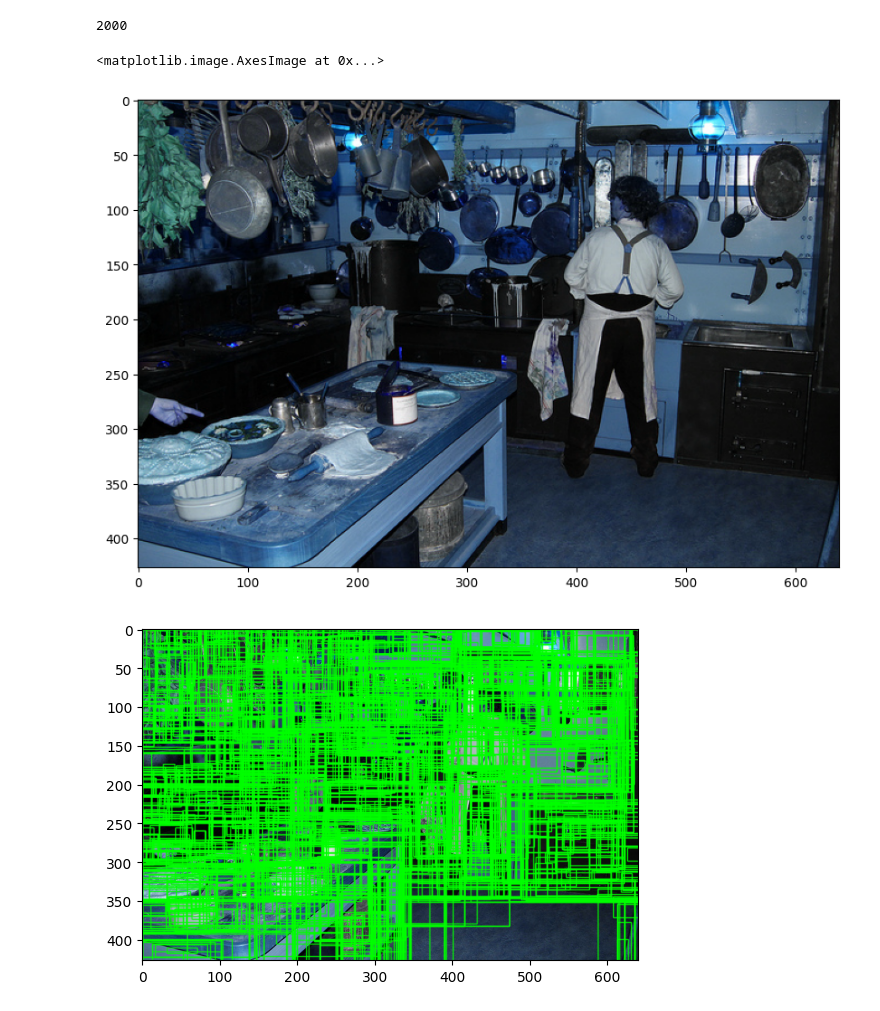
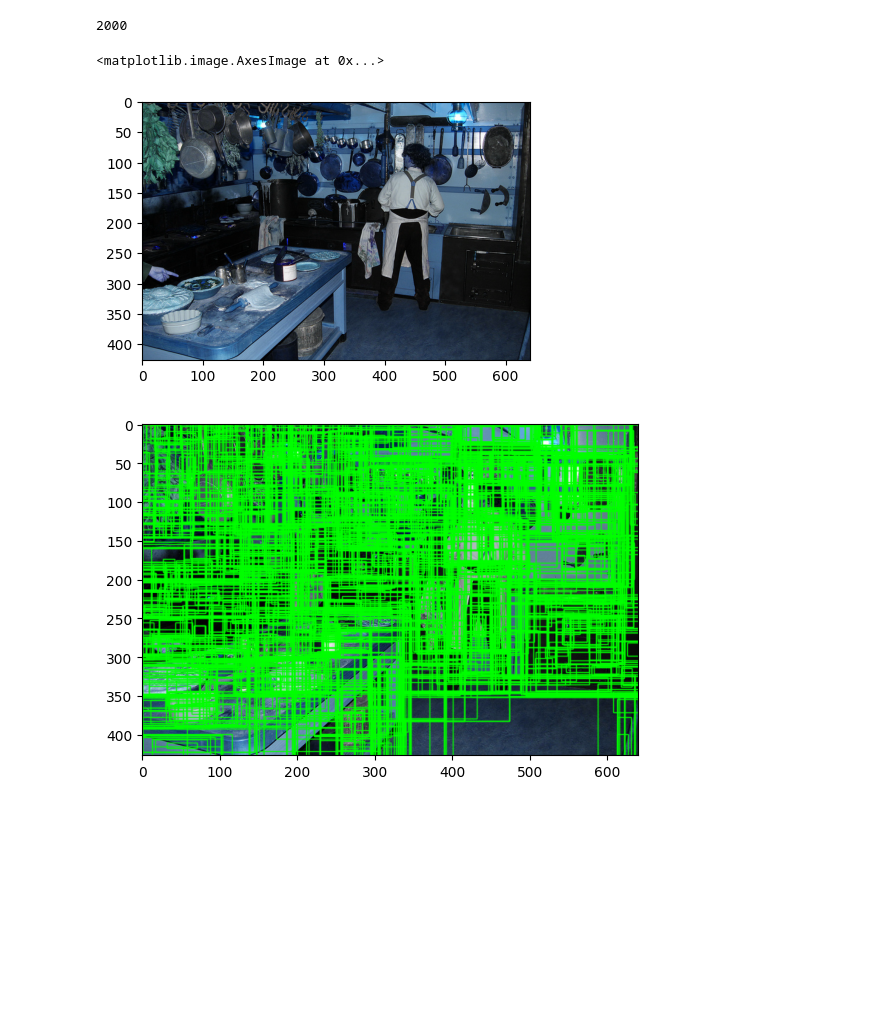
Before and after one commit to kshf59/R-CNN, a Jupyter notebook: R-CNN.ipynb, the cells around one changed output. Saved outputs shown, nothing was run; the diff lists cells and outputs as text; code cells hidden in the pictures; blank space fills up the shorter version.

Commit message:
'image_resize'

```diff
--- a/R-CNN.ipynb
+++ b/R-CNN.ipynb
@@ -111,11 +111,11 @@ print(len(ss_tmp))
 # %% [output]
 2000
 # %%
-plt.figure(figsize = (10,10))
+plt.figure(figsize = (5,5))
 plt.imshow(img)
 # %% [output]
 <matplotlib.image.AxesImage at 0x...>
-[figure, old version]
+[figure, new version]
 # %%
 for rect in ss_tmp:
     x, y, w, h = rect
```
Also changed, not shown: parts of 2 cells of this notebook.
